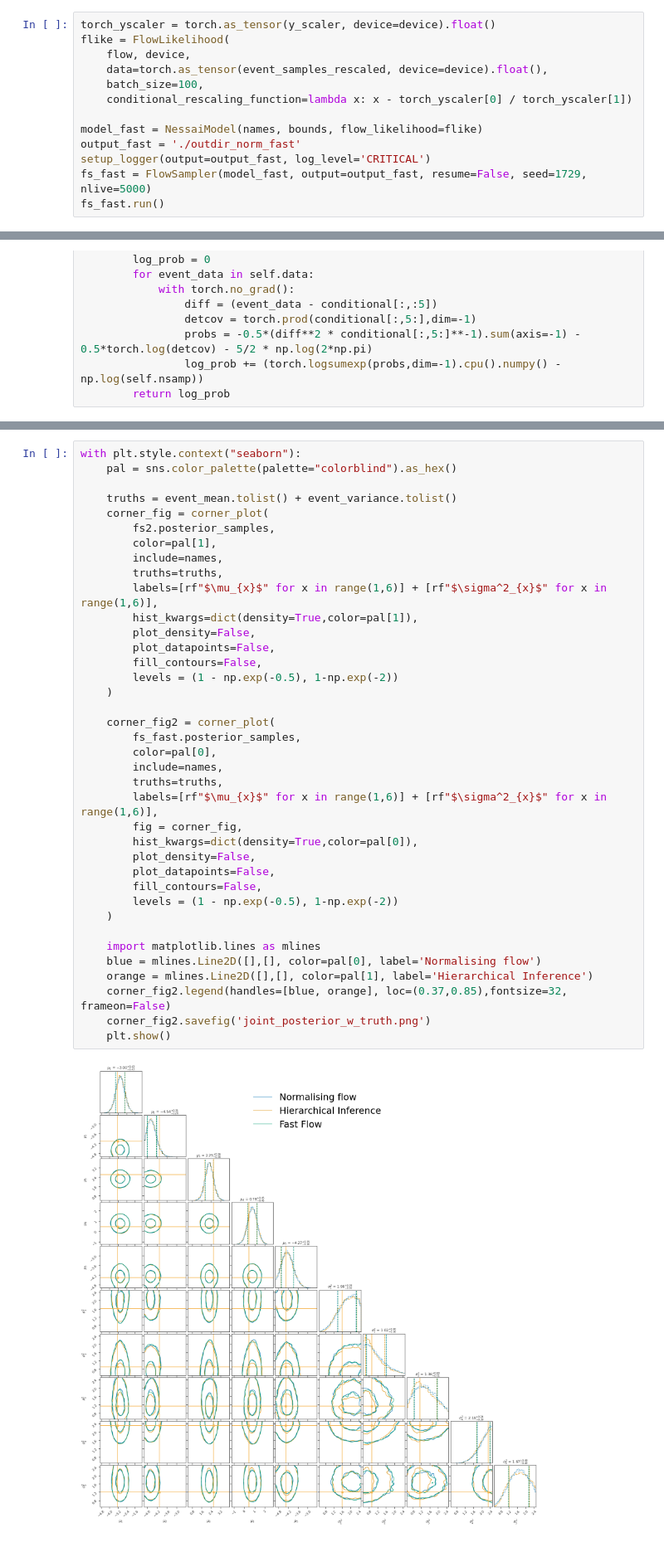
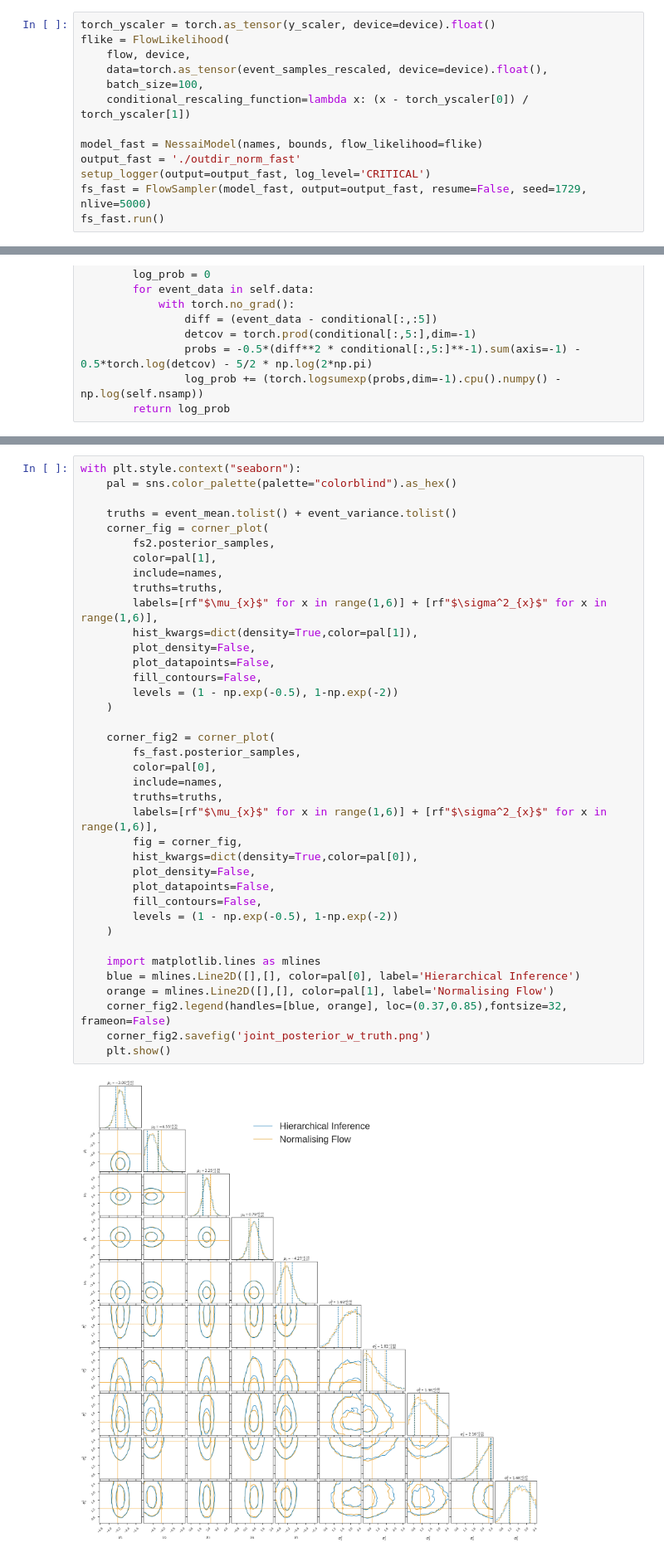
Before and after one commit to uofgravity/hierarchical-flow-tools, a Jupyter notebook: examples/gaussian_example.ipynb, the cells around one changed output, grey strips where cells are left out. Shown at 83% size. Saved outputs shown, nothing was run; the diff lists cells and outputs as text.

```diff
--- a/examples/gaussian_example.ipynb
+++ b/examples/gaussian_example.ipynb
@@ -166,7 +166,7 @@ flike = FlowLikelihood(
     flow, device,
     data=torch.as_tensor(event_samples_rescaled, device=device).float(),
     batch_size=100,
-    conditional_rescaling_function=lambda x: x - torch_yscaler[0] / torch_yscaler[1])
+    conditional_rescaling_function=lambda x: (x - torch_yscaler[0]) / torch_yscaler[1])
 
 model_fast = NessaiModel(names, bounds, flow_likelihood=flike)
 output_fast = './outdir_norm_fast'
@@ -282,33 +282,33 @@ with plt.style.context("seaborn"):
         color=pal[1],
         include=names,
         truths=truths,
         labels=[rf"$\mu_{x}$" for x in range(1,6)] + [rf"$\sigma^2_{x}$" for x in range(1,6)],
         hist_kwargs=dict(density=True,color=pal[1]),
         plot_density=False,
         plot_datapoints=False,
         fill_contours=False,
         levels = (1 - np.exp(-0.5), 1-np.exp(-2))
     )
 
     corner_fig2 = corner_plot(
         fs_fast.posterior_samples,
         color=pal[0],
         include=names,
         truths=truths,
         labels=[rf"$\mu_{x}$" for x in range(1,6)] + [rf"$\sigma^2_{x}$" for x in range(1,6)],
         fig = corner_fig,
         hist_kwargs=dict(density=True,color=pal[0]),
         plot_density=False,
         plot_datapoints=False,
         fill_contours=False,
         levels = (1 - np.exp(-0.5), 1-np.exp(-2))
     )
 
     import matplotlib.lines as mlines
-    blue = mlines.Line2D([],[], color=pal[0], label='Normalising flow')
-    orange = mlines.Line2D([],[], color=pal[1], label='Hierarchical Inference')
+    blue = mlines.Line2D([],[], color=pal[0], label='Hierarchical Inference')
+    orange = mlines.Line2D([],[], color=pal[1], label='Normalising Flow')
     corner_fig2.legend(handles=[blue, orange], loc=(0.37,0.85),fontsize=32, frameon=False)
     corner_fig2.savefig('joint_posterior_w_truth.png')
     plt.show()
 # %% [output]
-[figure, old version]
+[figure, new version]
```
Also changed, not shown: parts of 3 cells of this notebook, 1 other file.
